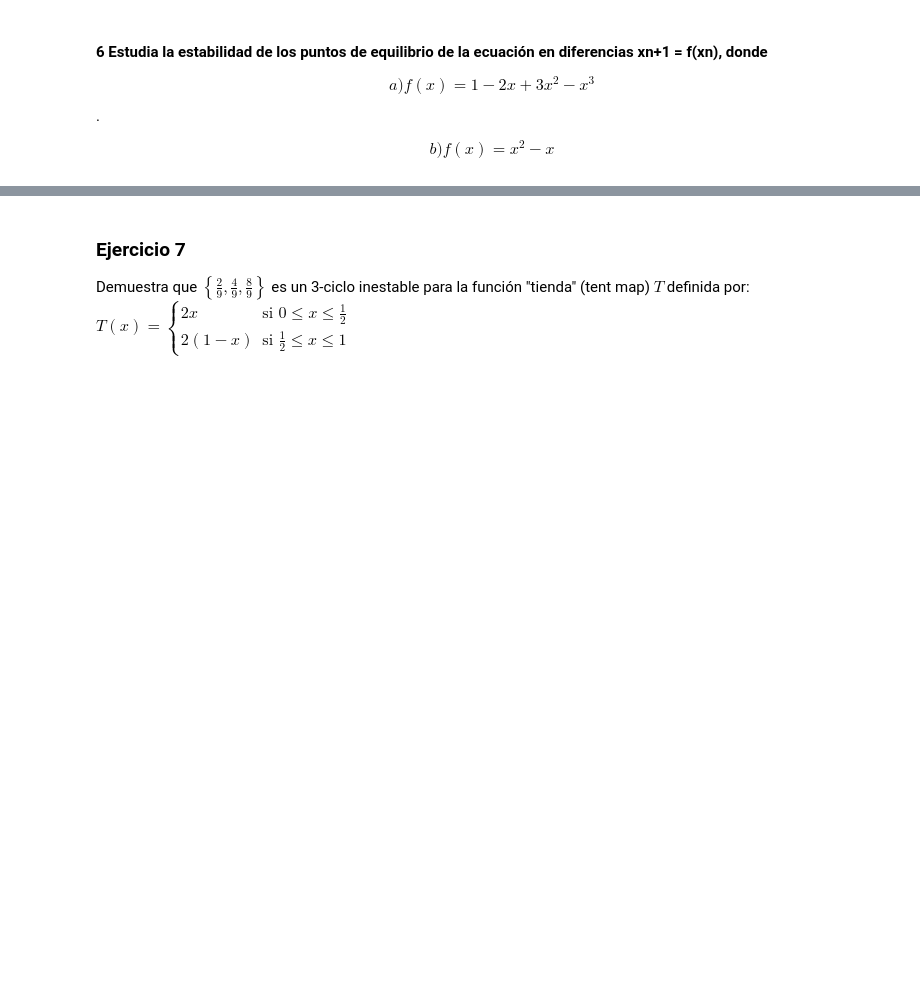
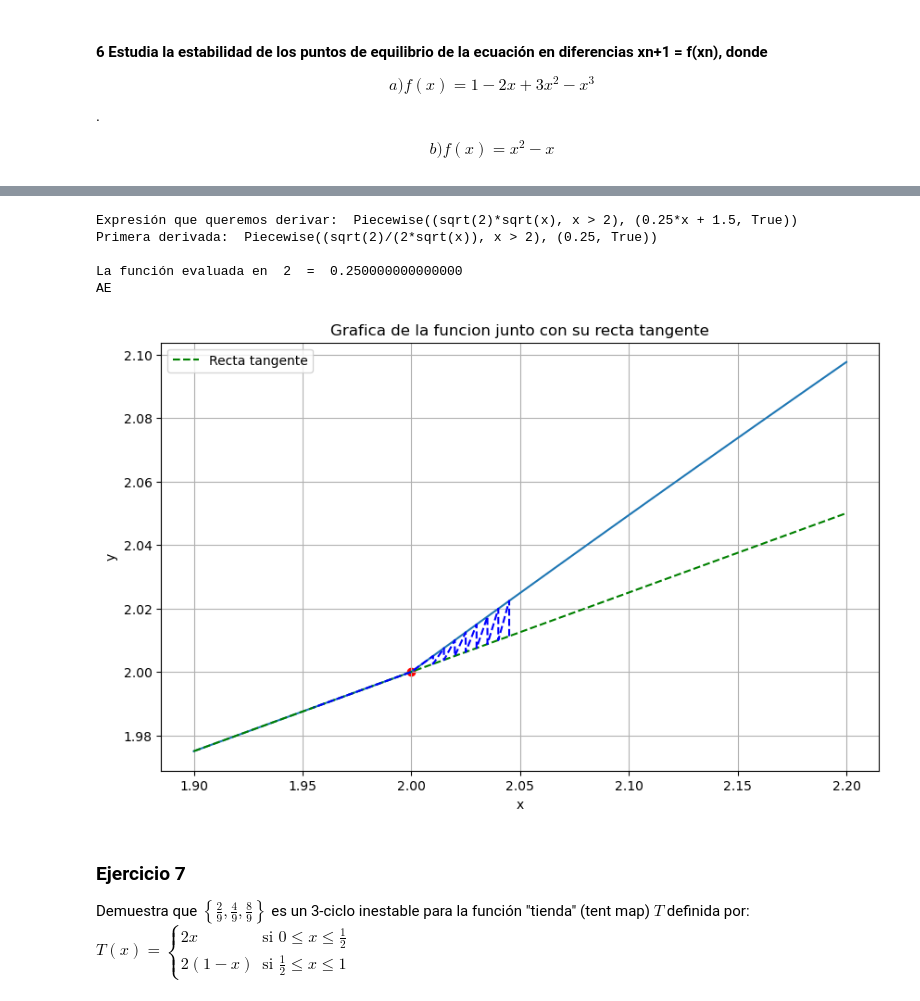
Before and after one commit to roberlks/ModelosMatematicos, a Jupyter notebook: Relacion2.ipynb, the cells around one changed output, grey strips where cells are left out. Drawn from its saved outputs; the diff is of its cells as text; code cells hidden in the pictures; blank space fills up the shorter version.

```diff
--- a/Relacion2.ipynb
+++ b/Relacion2.ipynb
@@ -343,21 +407,28 @@ for i in range (1):
 # %%
-f_1=(x**2-x)
+f_1 = sp.Piecewise((sp.sqrt(2*x), x>2), (0.25*x+1.5, x<=2))
 
-lista_soluciones=[0,2]
+lista_soluciones=[2]
 
 lista_soluciones=criterio_primero_derivada(f_1,lista_soluciones)
 
 lista_x=[]
 lista_y=[]
 
-for i in np.linspace(-1, 4, 61):
+for i in np.linspace(1.9, 2.2, 61):
     lista_x.append(i)
     lista_y.append(f_1.subs({x:i}))
 
 
-for i in range (2):
+for i in range (1):
     sol=lista_soluciones[i]
     graficar(f_1,lista_x,lista_y,sol,"x","y")
+# %% [output]
+Expresión que queremos derivar:  Piecewise((sqrt(2)*sqrt(x), x > 2), (0.25*x + 1.5, True))
+Primera derivada:  Piecewise((sqrt(2)/(2*sqrt(x)), x > 2), (0.25, True))
+
+La función evaluada en  2  =  0.250000000000000
+AE
+[figure, added]
 # %% [markdown]
 ### Ejercicio 7
 
```
Also changed, not shown: parts of 23 cells of this notebook.
